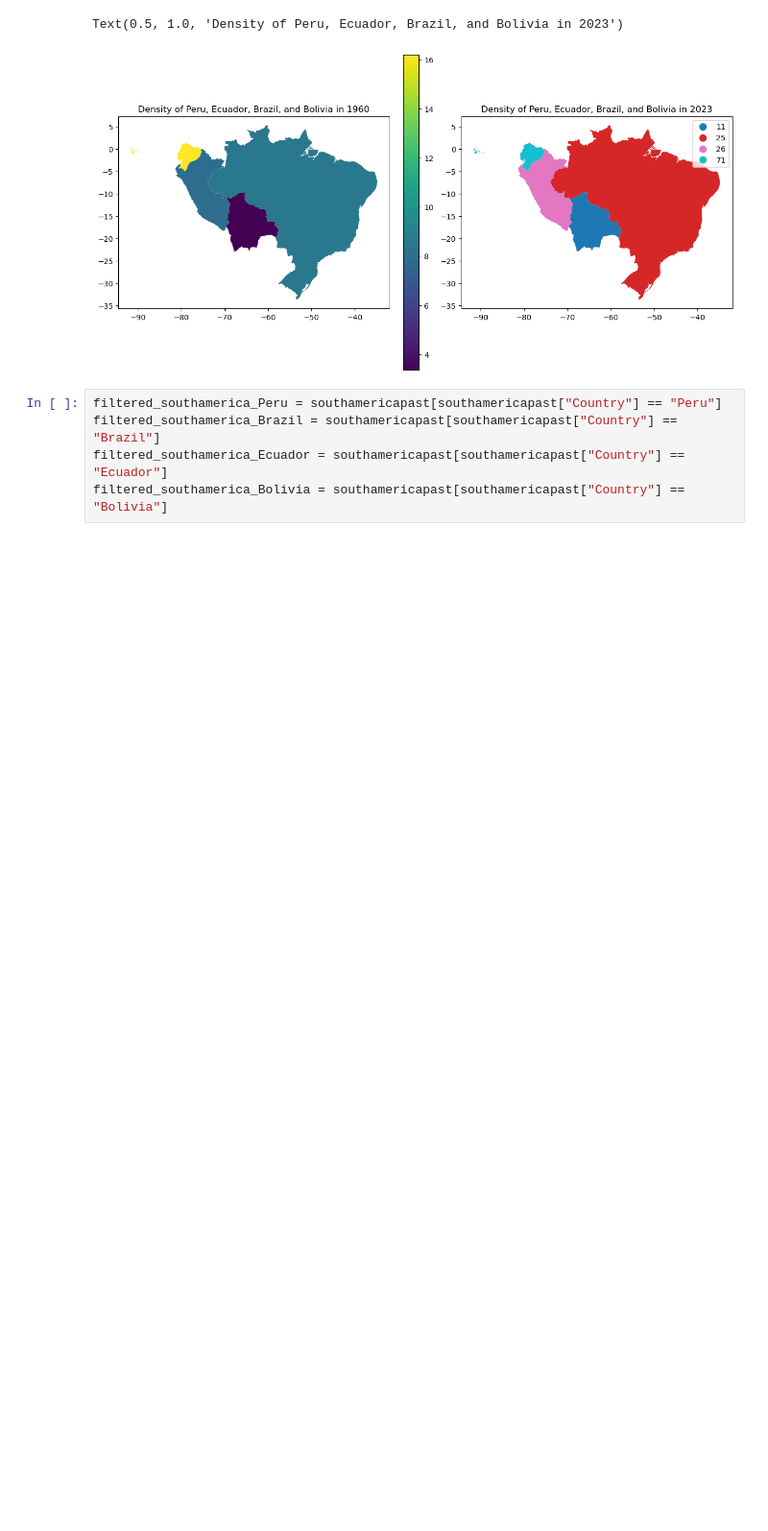
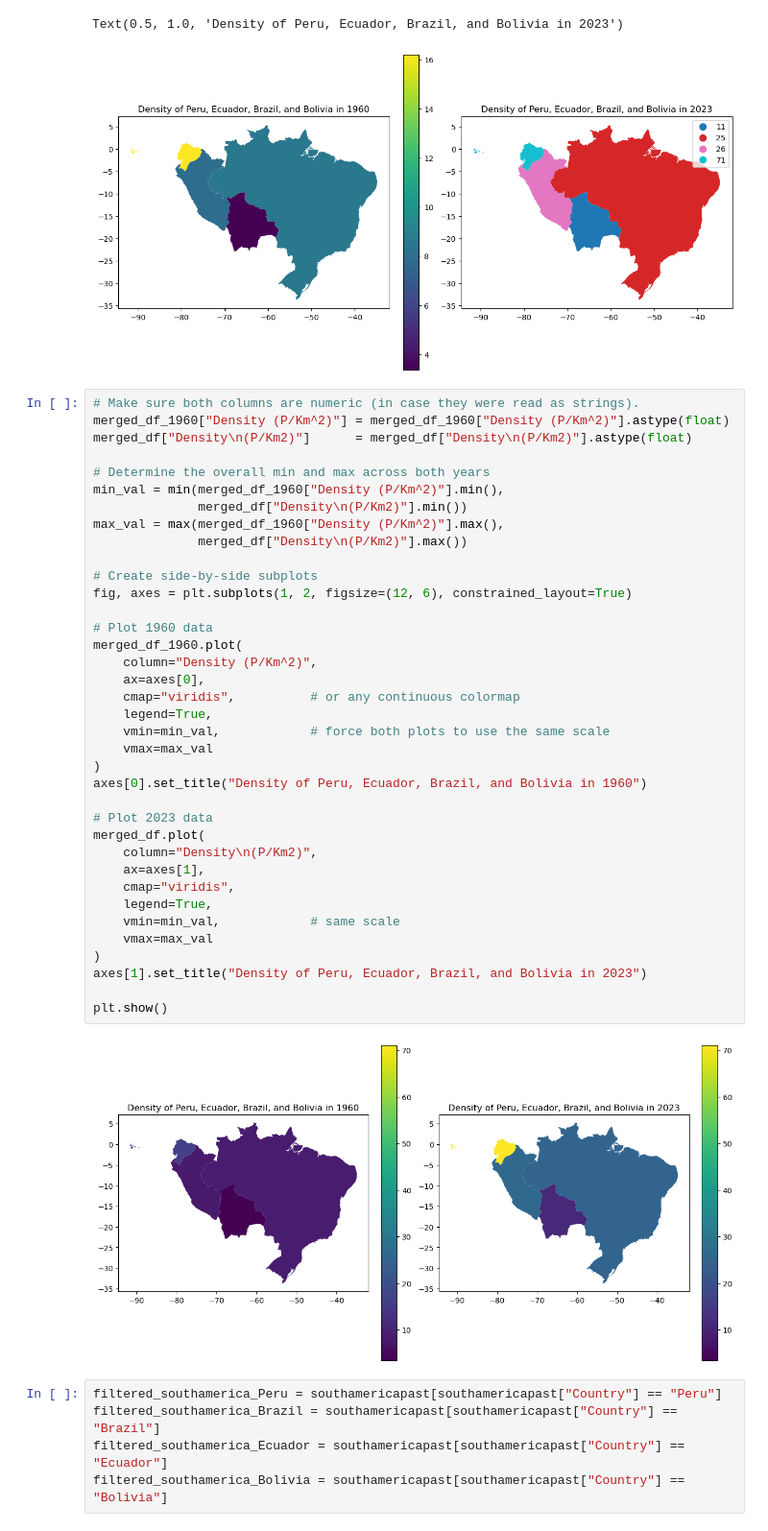
Before and after one commit to colby-alonzo/EEP153_Proj1, a Jupyter notebook: Population_Map_and_Visualizations.ipynb, the cells around one changed output. Shown: that part at 96% size. Saved outputs shown, nothing was run; the diff lists cells and outputs as text; blank space fills up the shorter version.

```diff
--- a/Population_Map_and_Visualizations.ipynb
+++ b/Population_Map_and_Visualizations.ipynb
@@ -150,6 +166,45 @@ axes[1].set_title("Density of Peru, Ecuador, Brazil, and Bolivia in 2023")
 # %% [output]
 Text(0.5, 1.0, 'Density of Peru, Ecuador, Brazil, and Bolivia in 2023')
 [figure]
+# %%
+# Make sure both columns are numeric (in case they were read as strings).
+merged_df_1960["Density (P/Km^2)"] = merged_df_1960["Density (P/Km^2)"].astype(float)
+merged_df["Density\n(P/Km2)"]      = merged_df["Density\n(P/Km2)"].astype(float)
+
+# Determine the overall min and max across both years
+min_val = min(merged_df_1960["Density (P/Km^2)"].min(),
+              merged_df["Density\n(P/Km2)"].min())
+max_val = max(merged_df_1960["Density (P/Km^2)"].max(),
+              merged_df["Density\n(P/Km2)"].max())
+
+# Create side-by-side subplots
+fig, axes = plt.subplots(1, 2, figsize=(12, 6), constrained_layout=True)
+
+# Plot 1960 data
+merged_df_1960.plot(
+    column="Density (P/Km^2)",
+    ax=axes[0],
+    cmap="viridis",          # or any continuous colormap
+    legend=True,
+    vmin=min_val,            # force both plots to use the same scale
+    vmax=max_val
+)
+axes[0].set_title("Density of Peru, Ecuador, Brazil, and Bolivia in 1960")
+
+# Plot 2023 data
+merged_df.plot(
+    column="Density\n(P/Km2)",
+    ax=axes[1],
+    cmap="viridis",
+    legend=True,
+    vmin=min_val,            # same scale
+    vmax=max_val
+)
+axes[1].set_title("Density of Peru, Ecuador, Brazil, and Bolivia in 2023")
+
+plt.show()
+# %% [output]
+[figure, added]
 # %%
 filtered_southamerica_Peru = southamericapast[southamericapast["Country"] == "Peru"]
 filtered_southamerica_Brazil = southamericapast[southamericapast["Country"] == "Brazil"]
```
Also changed, not shown: parts of 2 cells of this notebook.
